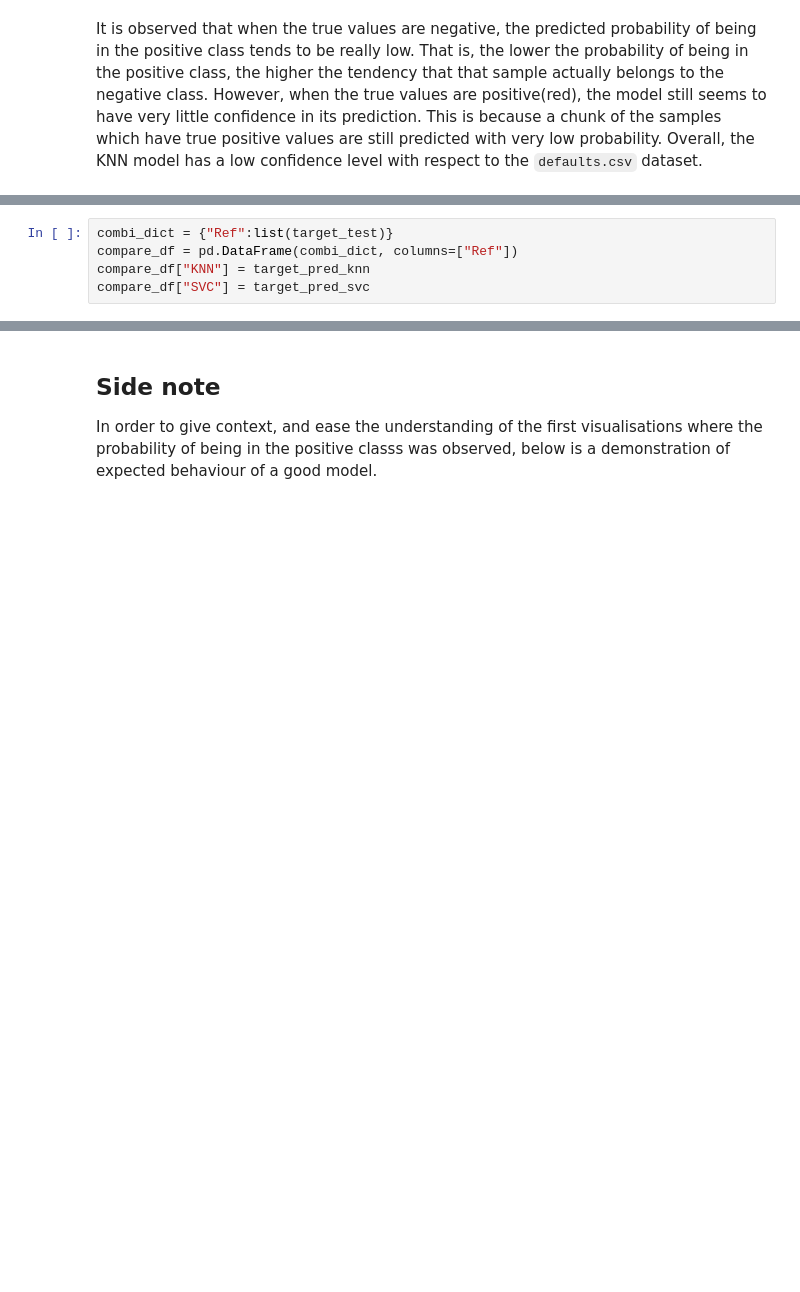
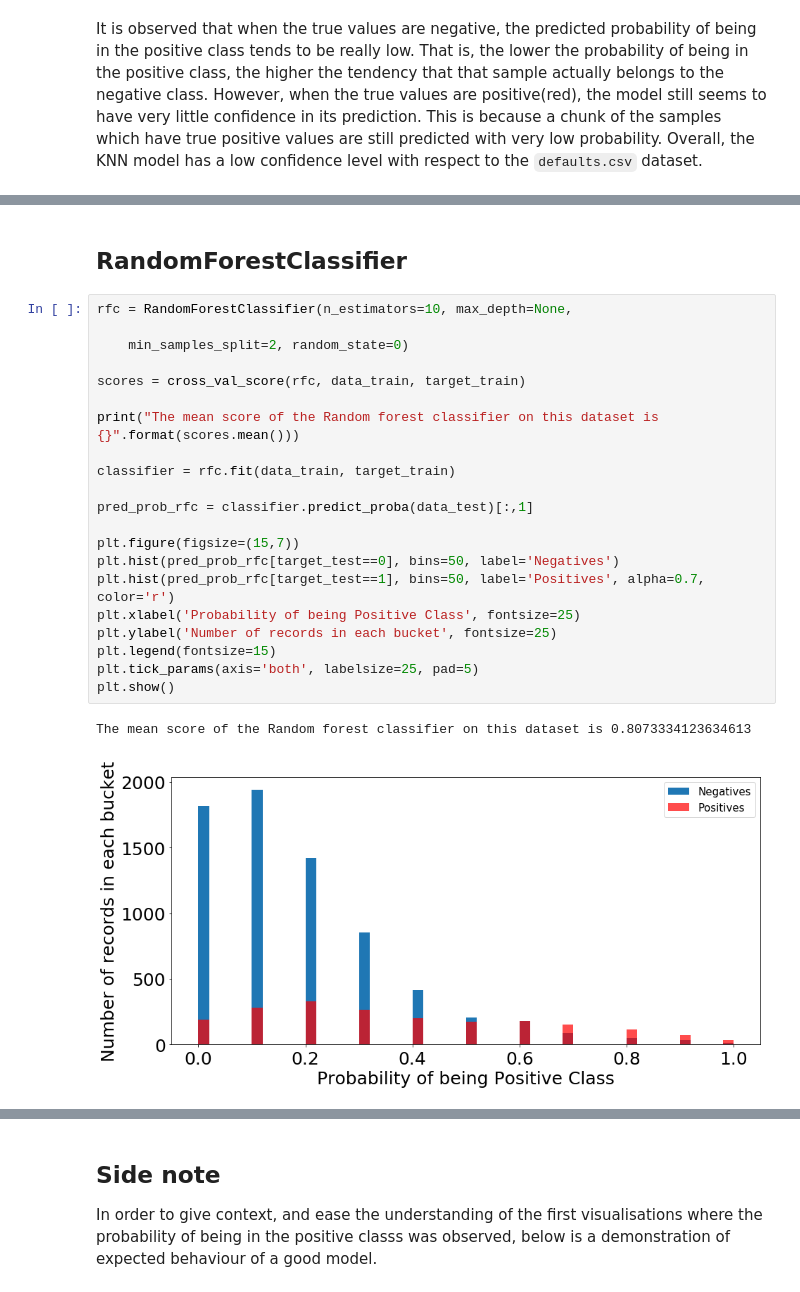
Before and after one commit to mozilla/PRESC, a Jupyter notebook: dev/tab1tha/compare_estimators.ipynb, the cells around one changed output, grey strips where cells are left out. Saved outputs shown, nothing was run; the diff lists cells and outputs as text; blank space fills up the shorter version.

```diff
--- a/dev/tab1tha/compare_estimators.ipynb
+++ b/dev/tab1tha/compare_estimators.ipynb
@@ -159,5 +141,26 @@ The predicted values and true values, gotten from `target_test` are combined int
-# %%
-combi_dict = {"Ref":list(target_test)}
-compare_df = pd.DataFrame(combi_dict, columns=["Ref"])
-compare_df["KNN"] = target_pred_knn
-compare_df["SVC"] = target_pred_svc
+# %% [markdown]
+## RandomForestClassifier
+# %%
+rfc = RandomForestClassifier(n_estimators=10, max_depth=None,
+
+    min_samples_split=2, random_state=0)
+
+scores = cross_val_score(rfc, data_train, target_train)
+
+print("The mean score of the Random forest classifier on this dataset is {}".format(scores.mean()))
+
+classifier = rfc.fit(data_train, target_train)
+
+pred_prob_rfc = classifier.predict_proba(data_test)[:,1]
+
+plt.figure(figsize=(15,7))
+plt.hist(pred_prob_rfc[target_test==0], bins=50, label='Negatives')
+plt.hist(pred_prob_rfc[target_test==1], bins=50, label='Positives', alpha=0.7, color='r')
+plt.xlabel('Probability of being Positive Class', fontsize=25)
+plt.ylabel('Number of records in each bucket', fontsize=25)
+plt.legend(fontsize=15)
+plt.tick_params(axis='both', labelsize=25, pad=5)
+plt.show()
+# %% [output]
+The mean score of the Random forest classifier on this dataset is 0.8073334123634613
+[figure, added]
```
Also changed, not shown: parts of 30 cells of this notebook, 2 other files.
